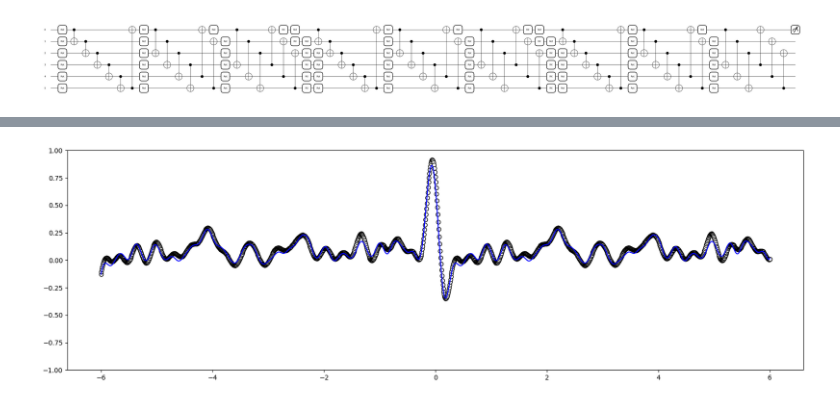
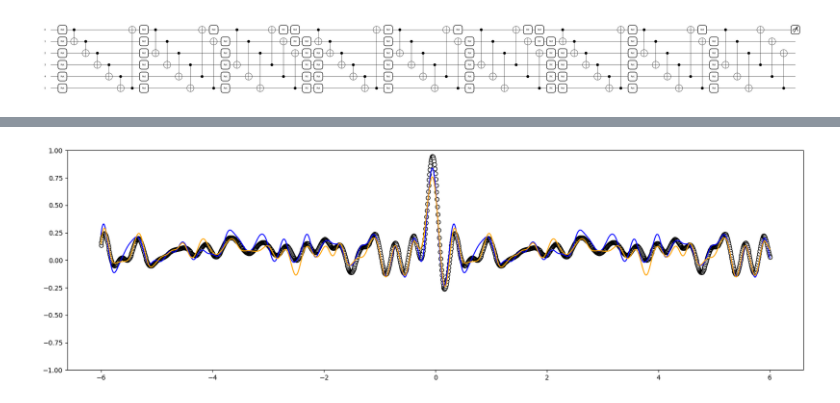
Before and after one commit to TiboADT/QML-Fourier-training, a Jupyter notebook: notebooks/Fourier.ipynb, the cells around one changed output, grey strips where cells are left out. Cells and saved outputs as stored; diff of their text form; code cells hidden in the pictures.

```diff
--- a/notebooks/Fourier.ipynb
+++ b/notebooks/Fourier.ipynb
@@ -233,11 +245,13 @@ functions.show_results(parallel_quantum_model,weights_noisy, x, target_y, cst, t
 # %%
 
-random_quantum_model_y = parallel_quantum_model(weights, x)
+quantum_model_y = parallel_quantum_model(weights, x)
+noisy_quantum_model_y = parallel_quantum_model(weights_noisy, x)
 
 plt.figure(figsize=(20, 6))
-plt.plot(x, random_quantum_model_y.detach().numpy(), c="blue")
+plt.plot(x, quantum_model_y.detach().numpy(), c="blue")
+plt.plot(x, noisy_quantum_model_y.detach().numpy(), c="orange")
 plt.scatter(x, target_y, facecolor="white", edgecolor="black")
 plt.ylim(-1, 1)
 plt.show()
 # %% [output]
-[figure, old version]
+[figure, new version]
```
Also changed, not shown: parts of 8 cells of this notebook, 4 other files.
